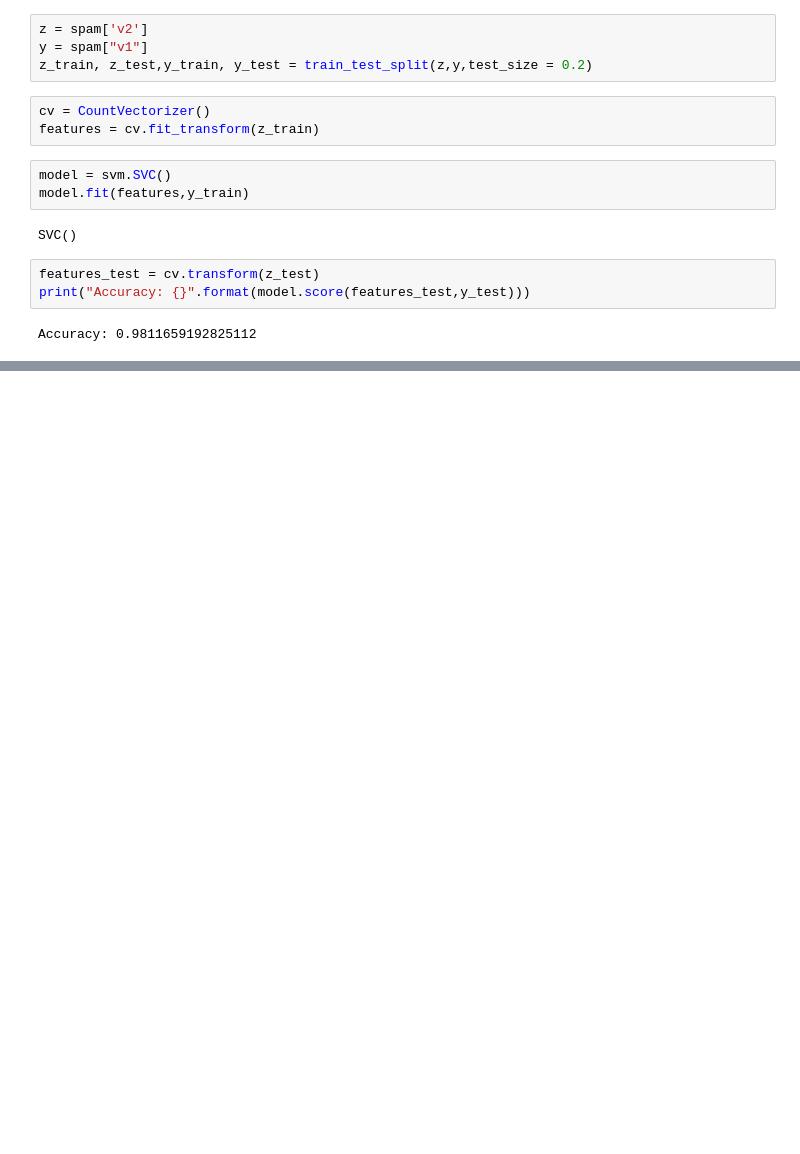
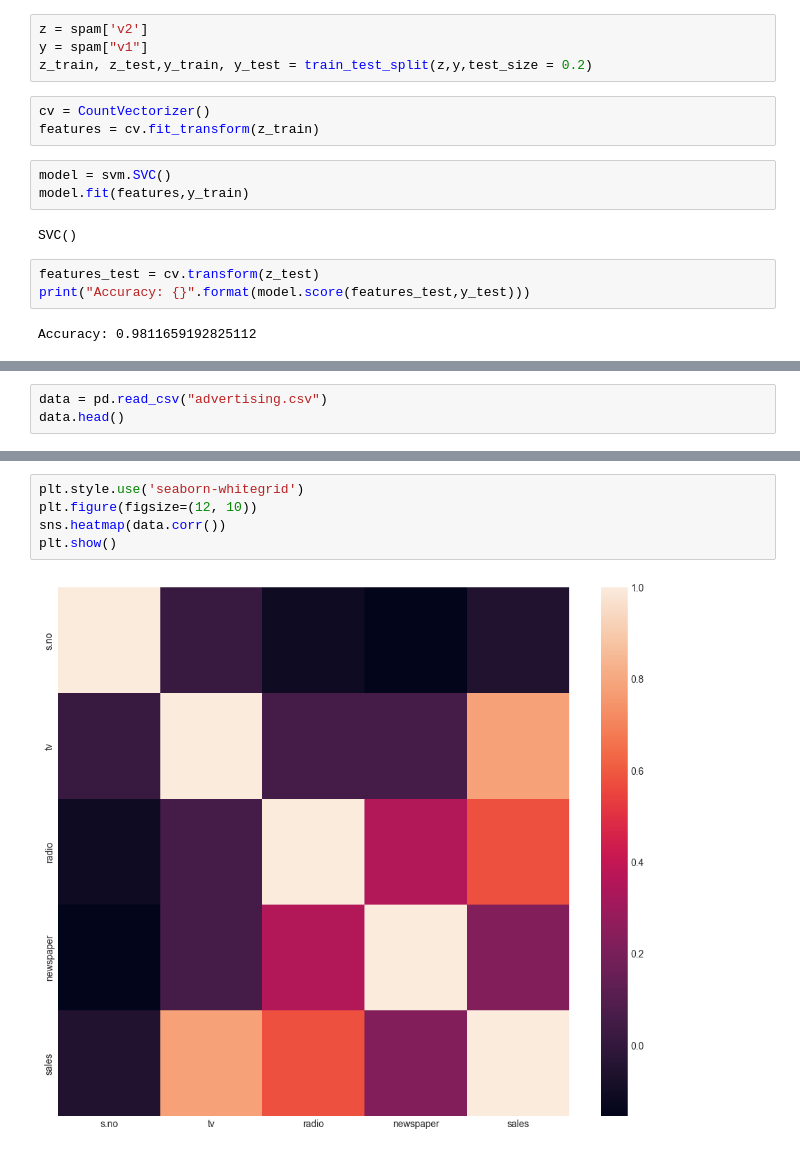
Before and after one commit to ArnabAdhikar/OIBGRIP, a Jupyter notebook: internship.ipynb, the cells around one changed output, grey strips where cells are left out. Saved outputs shown, nothing was run; the diff lists cells and outputs as text; blank space fills up the shorter version.

```diff
--- a/internship.ipynb
+++ b/internship.ipynb
@@ -397,0 +407,3 @@ Accuracy: 0.9811659192825112
+# %%
+data = pd.read_csv("advertising.csv")
+data.head()
@@ -397,0 +427,7 @@ Accuracy: 0.9811659192825112
+# %%
+plt.style.use('seaborn-whitegrid')
+plt.figure(figsize=(12, 10))
+sns.heatmap(data.corr())
+plt.show()
+# %% [output]
+[figure, added]
```
Also changed, not shown: parts of 6 cells of this notebook.
